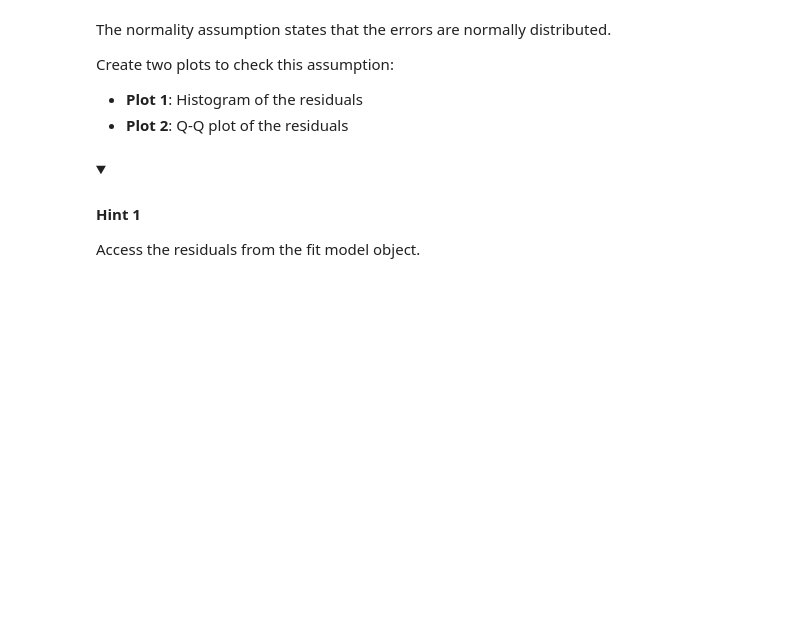
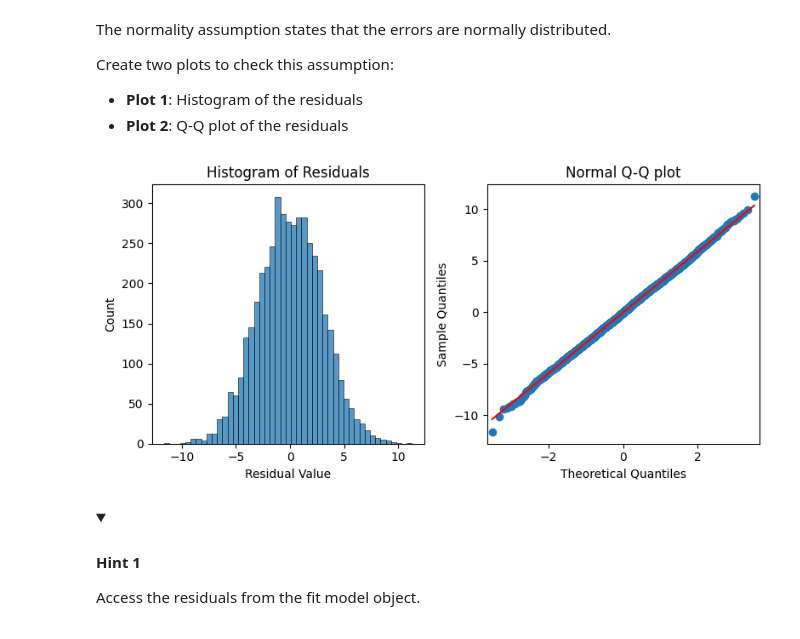
Before and after one commit to Cyberoctane29/Python-For-Data-Analysis, a Jupyter notebook: Course-5/Module_2/4_activity_evaluate_simple_linear_regression.ipynb, the cells around one changed output. Saved outputs shown, nothing was run; the diff lists cells and outputs as text; code cells hidden in the pictures; folded sections open; blank space fills up the shorter version.

```diff
--- a/Course-5/Module_2/4_activity_evaluate_simple_linear_regression.ipynb
+++ b/Course-5/Module_2/4_activity_evaluate_simple_linear_regression.ipynb
@@ -294,21 +334,21 @@ Replace the comment with the correct code. Use the variable you chose for `X` fo
 # %%
 # Define the OLS formula.
 
-ols_formula= Sales ~ TV
+ols_formula = "Sales ~ TV"
 
 # Create an OLS model.
 
-OLS=ols(formula=ols_formula,data=data)
+OLS=ols(formula=ols_formula,data=ols_data)
 
 # Fit the model.
 
-model_reult=OLS.fit()
+model=OLS.fit()
 
 # Save the results summary.
 
-### YOUR CODE HERE ###
+model_results=model.summary()
 
 # Display the model results.
 
-### YOUR CODE HERE ###
+model_results
 # %% [output]
@@ -401,27 +476,41 @@ Create two plots to check this assumption:
 # %%
 # Calculate the residuals.
 
-### YOUR CODE HERE ###
+residuals=model.resid
 
 # Create a 1x2 plot figures.
 
+fig,axes=plt.subplots(1,2,figsize=(8,4))
+
 # Create a histogram with the residuals.
 
-### YOUR CODE HERE ###
+sns.histplot(data=residuals,ax=axes[0])
 
 # Set the x label of the residual plot.
 
+axes[0].set_xlabel("Residual Value")
+
 # Set the title of the residual plot.
+
+axes[0].set_title("Histogram of Residuals")
 
 # Create a Q-Q plot of the residuals.
 
-### YOUR CODE HERE ###
+sm.qqplot(data=residuals,line='s',ax=axes[1])
 
 # Set the title of the Q-Q plot.
 
+axes[1].set_title("Normal Q-Q plot")
+
 # Use matplotlib's tight_layout() function to add space between plots for a cleaner appearance.
 
+plt.tight_layout()
+
 # Show the plot.
+
+plt.show()
+# %% [output]
+[figure, added]
 # %% [markdown]
 <details>
 <summary><h4><strong>Hint 1</strong></h4></summary>
```
Also changed, not shown: parts of 43 cells of this notebook.
